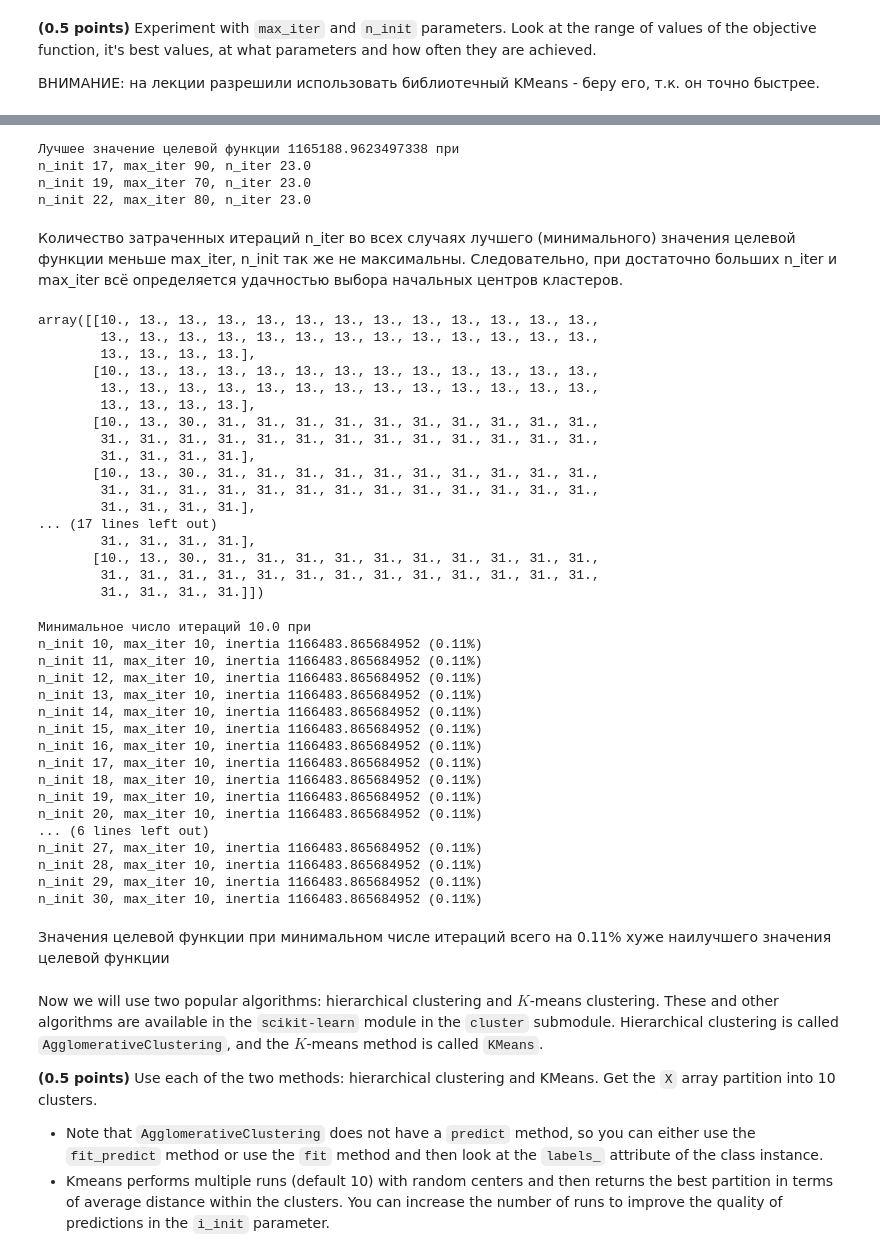
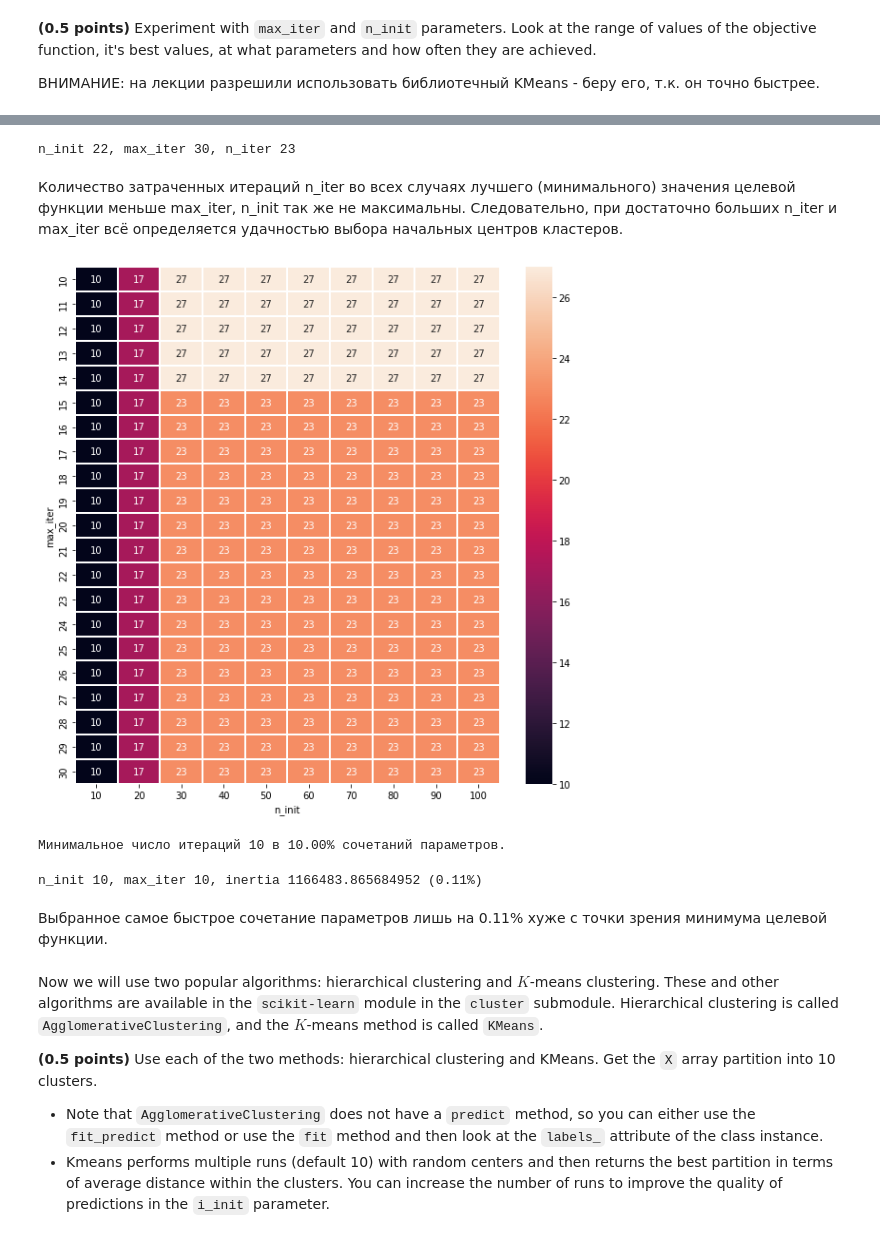
Before and after one commit to Feosen/ml-intro-2022-8, a Jupyter notebook: notebooks/clustering.ipynb, the cells around one changed output, grey strips where cells are left out. Drawn from its saved outputs; the diff is of its cells as text; code cells hidden in the pictures.

```diff
--- a/notebooks/clustering.ipynb
+++ b/notebooks/clustering.ipynb
@@ -318,32 +313,9 @@ array([[1165910.87237306, 1165725.1115285 , 1165725.1115285 ,
 # %%
-min_inertia = inertia.min()
-print(f'Лучшее значение целевой функции {min_inertia} при')
 for a, b in zip(*np.where(inertia==min_inertia)):
     print(f'n_init {n_init_space[a]}, max_iter {max_iter_space[b]}, n_iter {n_iter[a, b]}')
+    # Иногда большая таблица, поэтому прерываю после первой итерации.
+    break
 # %% [output]
-Лучшее значение целевой функции 1165188.9623497338 при
-n_init 17, max_iter 90, n_iter 23.0
-n_init 19, max_iter 70, n_iter 23.0
-n_init 22, max_iter 80, n_iter 23.0
+n_init 22, max_iter 30, n_iter 23
 # %% [markdown]
 Количество затраченных итераций n_iter во всех случаях лучшего (минимального) значения целевой функции меньше max_iter, n_init так же не максимальны. Следовательно, при достаточно больших n_iter и max_iter всё определяется удачностью выбора начальных центров кластеров.
-# %%
-n_iter
-# %% [output]
-array([[10., 13., 13., 13., 13., 13., 13., 13., 13., 13., 13., 13., 13.,
-        13., 13., 13., 13., 13., 13., 13., 13., 13., 13., 13., 13., 13.,
-        13., 13., 13., 13.],
-       [10., 13., 13., 13., 13., 13., 13., 13., 13., 13., 13., 13., 13.,
-        13., 13., 13., 13., 13., 13., 13., 13., 13., 13., 13., 13., 13.,
-        13., 13., 13., 13.],
-       [10., 13., 30., 31., 31., 31., 31., 31., 31., 31., 31., 31., 31.,
-        31., 31., 31., 31., 31., 31., 31., 31., 31., 31., 31., 31., 31.,
-        31., 31., 31., 31.],
-       [10., 13., 30., 31., 31., 31., 31., 31., 31., 31., 31., 31., 31.,
-        31., 31., 31., 31., 31., 31., 31., 31., 31., 31., 31., 31., 31.,
-        31., 31., 31., 31.],
-... (17 lines left out)
-        31., 31., 31., 31.],
-       [10., 13., 30., 31., 31., 31., 31., 31., 31., 31., 31., 31., 31.,
-        31., 31., 31., 31., 31., 31., 31., 31., 31., 31., 31., 31., 31.,
-        31., 31., 31., 31.]])
@@ -350,28 +325,25 @@ array([[10., 13., 13., 13., 13., 13., 13., 13., 13., 13., 13., 13., 13.,
+# %%
+plt.figure(figsize=(10, 10))
+sns.heatmap(n_iter, xticklabels=max_iter_space, yticklabels=n_init_space, linewidths=0.005, annot=True)
+plt.xlabel('n_init')
+plt.ylabel('max_iter')
+plt.show()
+# %% [output]
+[figure, added]
+# %%
+min_n_iter = n_iter.min()
+print(f'Минимальное число итераций {min_n_iter} в {n_iter[n_iter==min_n_iter].size / n_iter.size * 100:.2f}% сочетаний параметров.')
+# %% [output]
+Минимальное число итераций 10 в 10.00% сочетаний параметров.
 # %%
-min_n_iter = n_iter.min()
-print(f'Минимальное число итераций {min_n_iter} при')
 for a, b in zip(*np.where(n_iter==min_n_iter)):
-    print(f'n_init {n_init_space[a]}, max_iter {max_iter_space[b]}, inertia {inertia[a, b]} ({(inertia[a, b] - min_inertia) / min_inertia * 100:.2f}%)')
+   print(f'n_init {n_init_space[a]}, max_iter {max_iter_space[b]}, inertia {inertia[a, b]} ({(inertia[a, b] - min_inertia) / min_inertia * 100:.2f}%)')
+   # Иногда большая таблица, поэтому прерываю после первой итерации.
+   break
 # %% [output]
-Минимальное число итераций 10.0 при
 n_init 10, max_iter 10, inertia 1166483.865684952 (0.11%)
-n_init 11, max_iter 10, inertia 1166483.865684952 (0.11%)
-n_init 12, max_iter 10, inertia 1166483.865684952 (0.11%)
-n_init 13, max_iter 10, inertia 1166483.865684952 (0.11%)
-n_init 14, max_iter 10, inertia 1166483.865684952 (0.11%)
-n_init 15, max_iter 10, inertia 1166483.865684952 (0.11%)
-n_init 16, max_iter 10, inertia 1166483.865684952 (0.11%)
-n_init 17, max_iter 10, inertia 1166483.865684952 (0.11%)
-n_init 18, max_iter 10, inertia 1166483.865684952 (0.11%)
-n_init 19, max_iter 10, inertia 1166483.865684952 (0.11%)
-n_init 20, max_iter 10, inertia 1166483.865684952 (0.11%)
-... (6 lines left out)
-n_init 27, max_iter 10, inertia 1166483.865684952 (0.11%)
-n_init 28, max_iter 10, inertia 1166483.865684952 (0.11%)
-n_init 29, max_iter 10, inertia 1166483.865684952 (0.11%)
-n_init 30, max_iter 10, inertia 1166483.865684952 (0.11%)
-# %% [markdown]
-Значения целевой функции при минимальном числе итераций всего на 0.11% хуже наилучшего значения целевой функции
+# %% [markdown]
+Выбранное самое быстрое сочетание параметров лишь на 0.11% хуже с точки зрения минимума целевой функции.
 # %% [markdown]
 Now we will use two popular algorithms: hierarchical clustering and $K$-means clustering. These and other algorithms are available in the `scikit-learn` module in the `cluster` submodule. Hierarchical clustering is called `AgglomerativeClustering`, and the $K$-means method is called `KMeans`.
 
```
Also changed, not shown: parts of 17 cells of this notebook.
